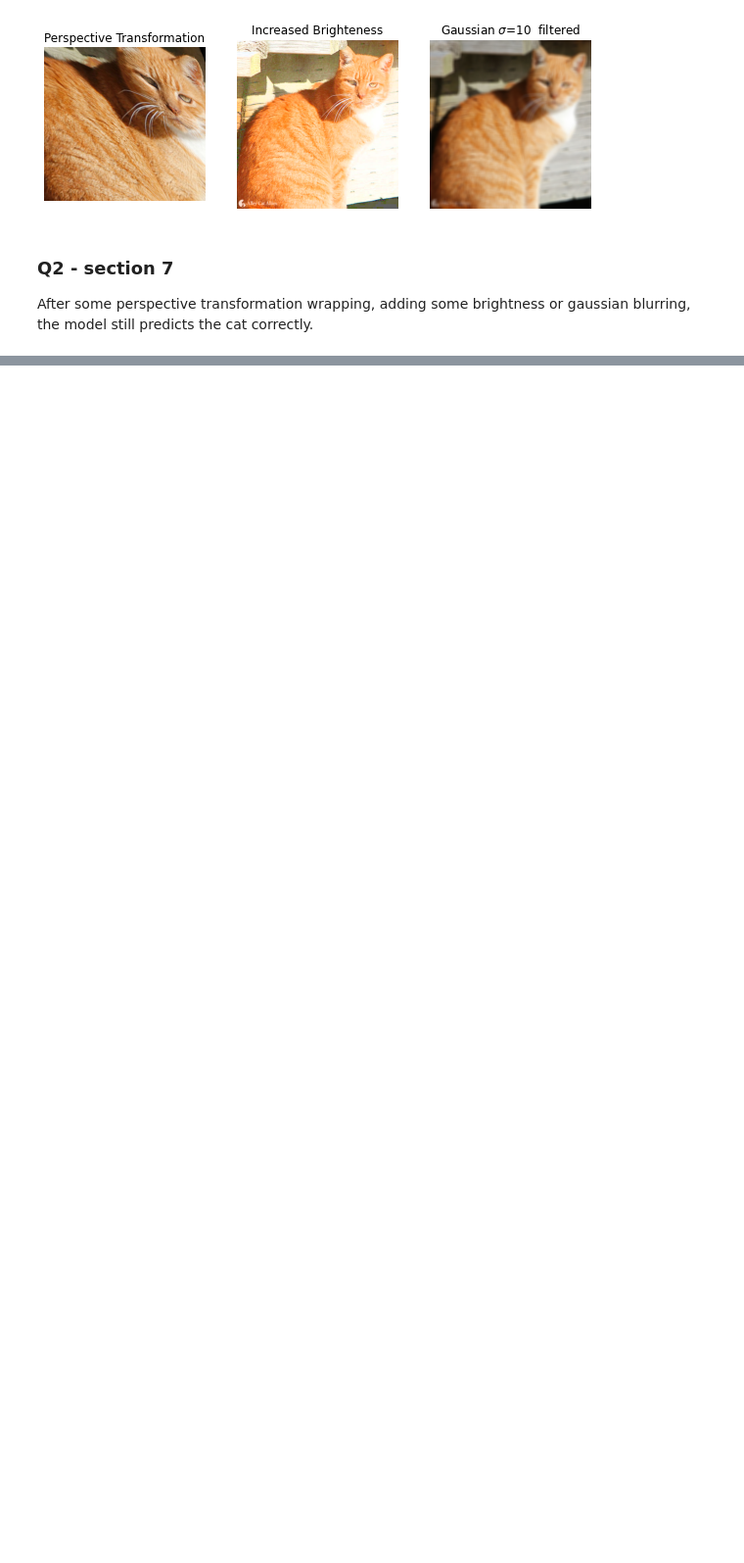
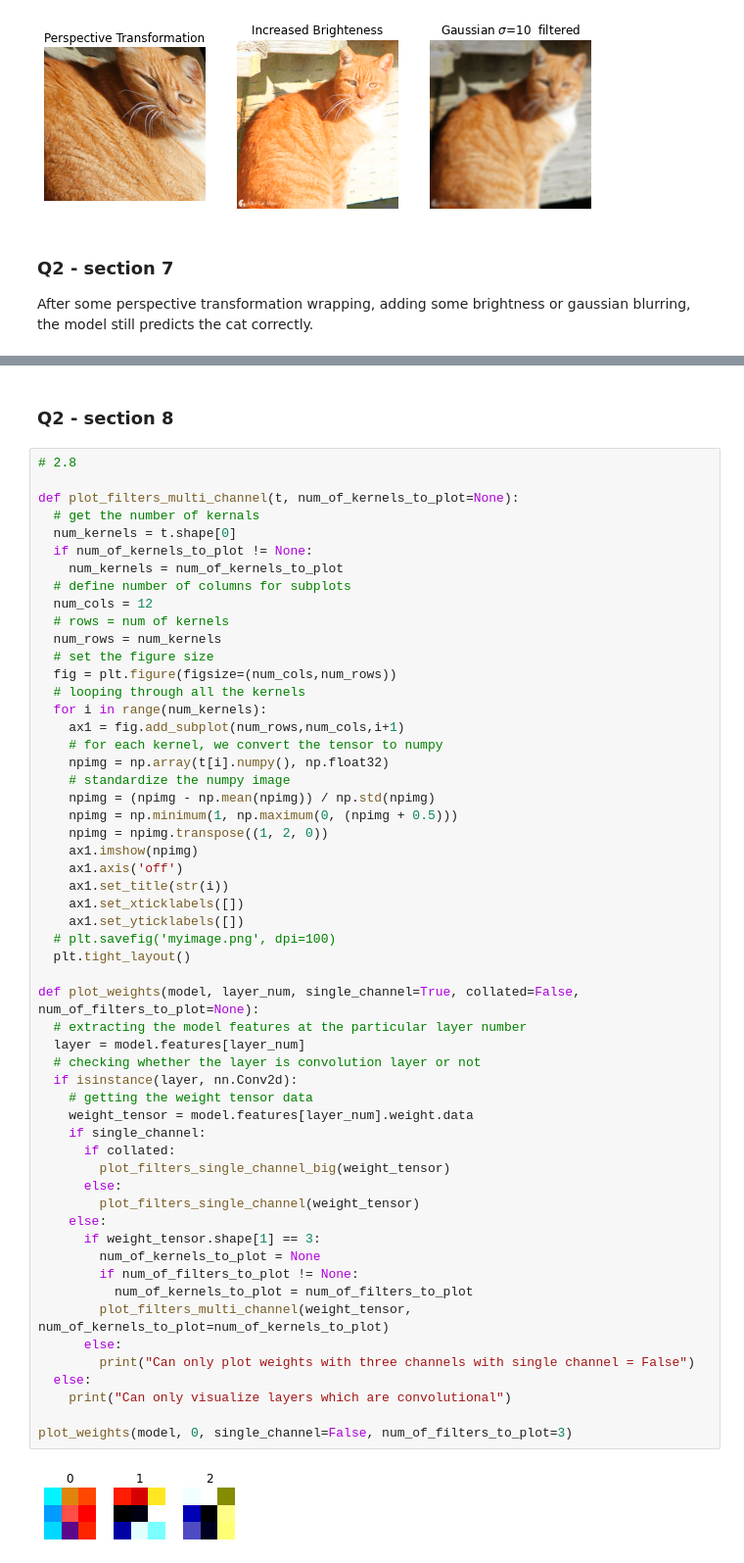
Before and after one commit to ynahum/cv_hw, a Jupyter notebook: Hw2/ee046746_hw2_deep_nn_classifiers_part_b.ipynb, the cells around one changed output, grey strips where cells are left out. Shown at 98% size. Drawn from its saved outputs; the diff is of its cells as text; blank space fills up the shorter version.

Commit message:
HW2 part b started section 8

```diff
--- a/Hw2/ee046746_hw2_deep_nn_classifiers_part_b.ipynb
+++ b/Hw2/ee046746_hw2_deep_nn_classifiers_part_b.ipynb
@@ -309,0 +312,59 @@ brighted cat predicted class: 282
+# %% [markdown]
+### Q2 - section 8
+# %%
+# 2.8
+
+def plot_filters_multi_channel(t, num_of_kernels_to_plot=None):
+  # get the number of kernals
+  num_kernels = t.shape[0]
+  if num_of_kernels_to_plot != None:
+    num_kernels = num_of_kernels_to_plot
+  # define number of columns for subplots
+  num_cols = 12
+  # rows = num of kernels
+  num_rows = num_kernels
+  # set the figure size
+  fig = plt.figure(figsize=(num_cols,num_rows))
+  # looping through all the kernels
+  for i in range(num_kernels):
+    ax1 = fig.add_subplot(num_rows,num_cols,i+1)
+    # for each kernel, we convert the tensor to numpy
+    npimg = np.array(t[i].numpy(), np.float32)
+    # standardize the numpy image
+    npimg = (npimg - np.mean(npimg)) / np.std(npimg)
+    npimg = np.minimum(1, np.maximum(0, (npimg + 0.5)))
+    npimg = npimg.transpose((1, 2, 0))
+    ax1.imshow(npimg)
+    ax1.axis('off')
+    ax1.set_title(str(i))
+    ax1.set_xticklabels([])
+    ax1.set_yticklabels([])
+  # plt.savefig('myimage.png', dpi=100)
+  plt.tight_layout()
+
+def plot_weights(model, layer_num, single_channel=True, collated=False, num_of_filters_to_plot=None):
+  # extracting the model features at the particular layer number
+  layer = model.features[layer_num]
+  # checking whether the layer is convolution layer or not
+  if isinstance(layer, nn.Conv2d):
+    # getting the weight tensor data
+    weight_tensor = model.features[layer_num].weight.data
+    if single_channel:
+      if collated:
+        plot_filters_single_channel_big(weight_tensor)
+      else:
+        plot_filters_single_channel(weight_tensor)
+    else:
+      if weight_tensor.shape[1] == 3:
+        num_of_kernels_to_plot = None
+        if num_of_filters_to_plot != None:
+          num_of_kernels_to_plot = num_of_filters_to_plot
+        plot_filters_multi_channel(weight_tensor, num_of_kernels_to_plot=num_of_kernels_to_plot)
+      else:
+        print("Can only plot weights with three channels with single channel = False")
+  else:
+    print("Can only visualize layers which are convolutional")
+
+plot_weights(model, 0, single_channel=False, num_of_filters_to_plot=3)
+# %% [output]
+[figure, added]
```
Also changed, not shown: parts of 5 cells of this notebook.
